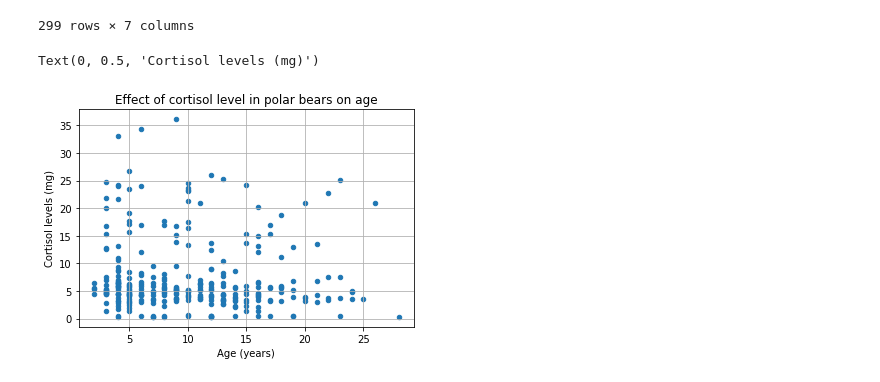
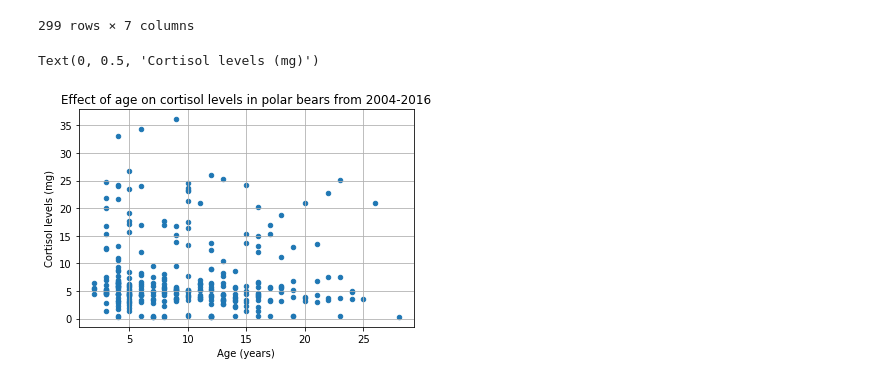
Before and after one commit to lucyg23/FinalProject, a Jupyter notebook: FinalProject.ipynb, the cells around one changed output. Saved outputs shown, nothing was run; the diff lists cells and outputs as text; code cells hidden in the pictures.

```diff
--- a/FinalProject.ipynb
+++ b/FinalProject.ipynb
@@ -202,11 +203,12 @@ newdata
 | 2016-04-26 | 12:00 | 66.6856 | -166.7442 | F | NaN | NaN | 4.1958 |
 299 rows × 7 columns
 # %%
+#Graph of age vs. cortisol levels in polar bears
 newdata.plot(kind='scatter', x='bearAge', y='cortisolAssay_pg_mg', grid=True)
-plt.title('Effect of cortisol level in polar bears on age')
+plt.title('Effect of age on cortisol levels in polar bears from 2004-2016')
 plt.xlabel('Age (years)')
 plt.ylabel('Cortisol levels (mg)')
 # %% [output]
 Text(0, 0.5, 'Cortisol levels (mg)')
-[figure, old version]
+[figure, new version]
 # %%
```
Also changed, not shown: parts of 8 cells of this notebook.
